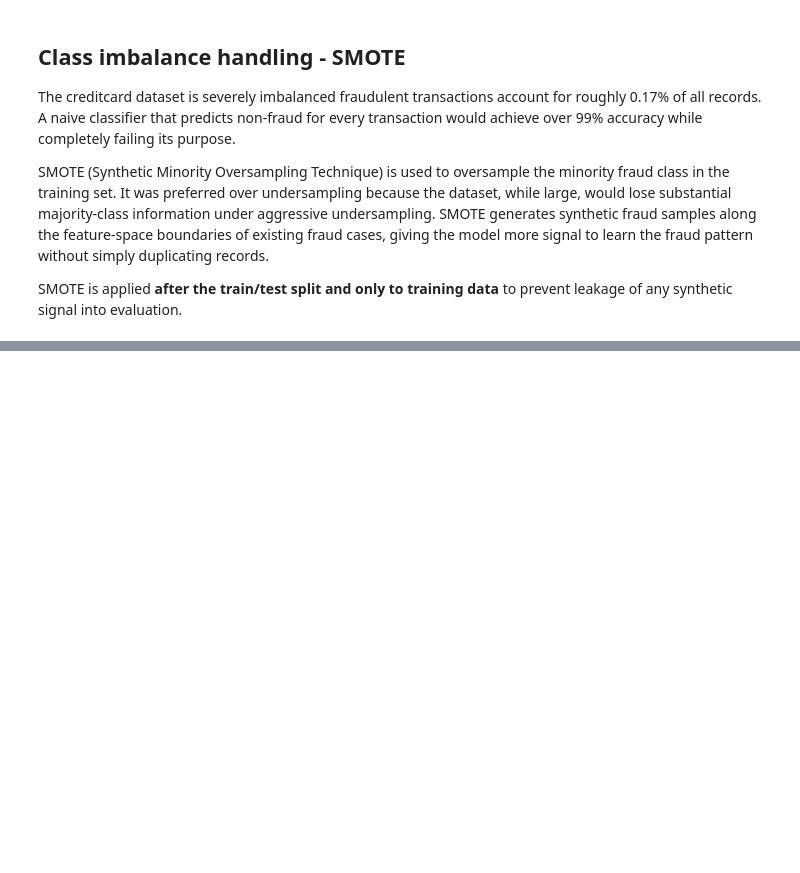
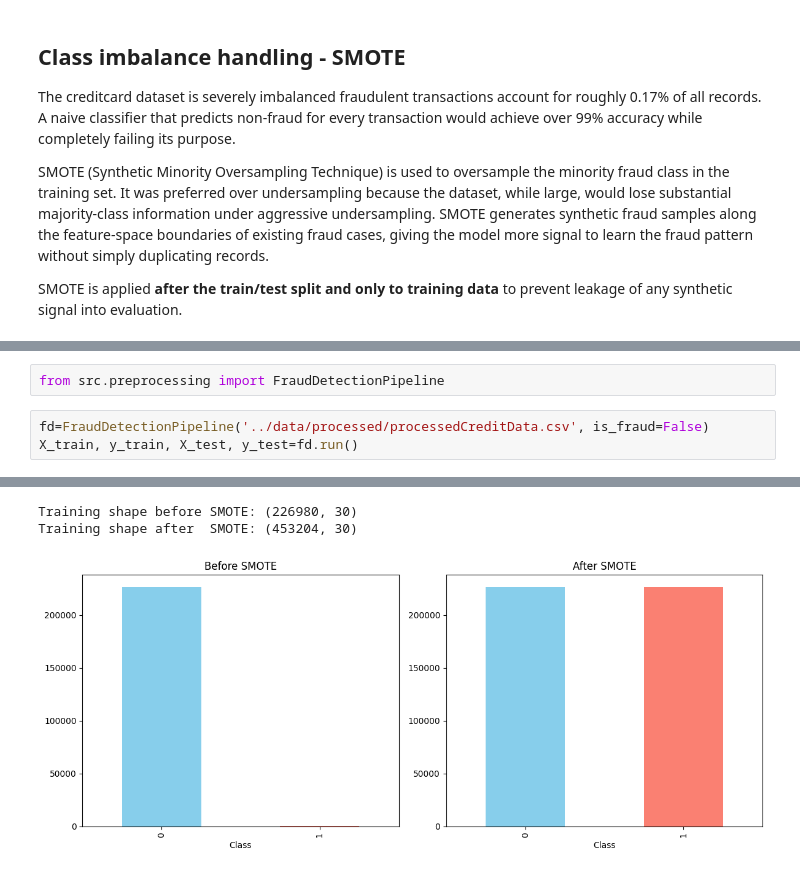
Before and after one commit to soliana-k/fraud-detection, a Jupyter notebook: notebooks/eda_credit_card.ipynb, the cells around one changed output, grey strips where cells are left out. Cells and saved outputs as stored; diff of their text form; blank space fills up the shorter version.

```diff
--- a/notebooks/eda_credit_card.ipynb
+++ b/notebooks/eda_credit_card.ipynb
@@ -188,0 +86,6 @@ weighted avg       1.00      1.00      1.00     56746
+# %%
+from src.preprocessing import FraudDetectionPipeline
+# %%
+fd=FraudDetectionPipeline('../data/processed/processedCreditData.csv', is_fraud=False)
+X_train, y_train, X_test, y_test=fd.run()
+# %% [output]
@@ -188,0 +94,3 @@ weighted avg       1.00      1.00      1.00     56746
+Training shape before SMOTE: (226980, 30)
+Training shape after  SMOTE: (453204, 30)
+[figure, added]
```
Also changed, not shown: parts of 6 cells of this notebook, 8 other files.
